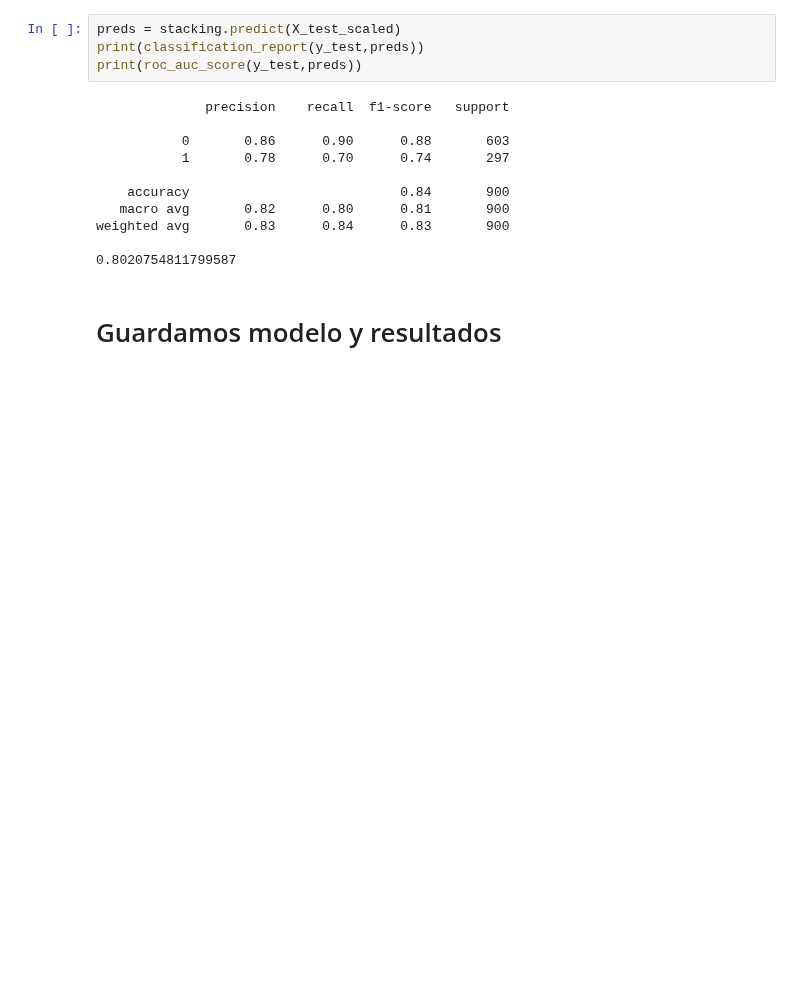
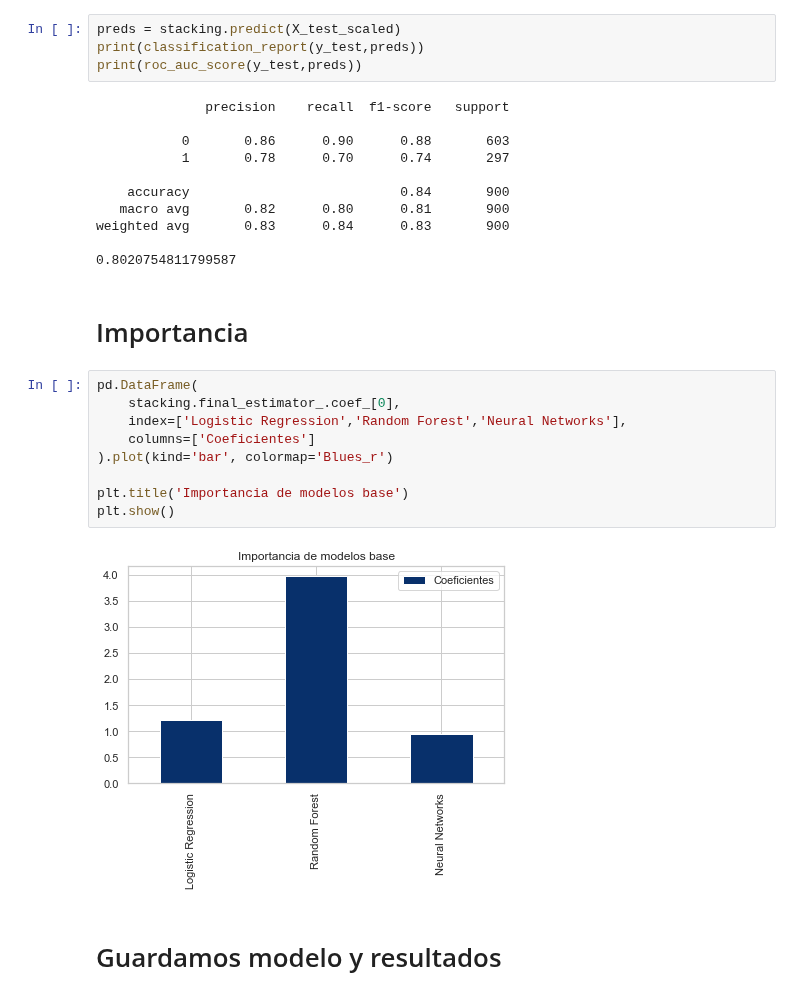
Before and after one commit to DenisTros/Hotel_Reservations, a Jupyter notebook: notebooks/stacking.ipynb, the cells around one changed output. Cells and saved outputs as stored; diff of their text form; blank space fills up the shorter version.

Commit message:
stacking update

```diff
--- a/notebooks/stacking.ipynb
+++ b/notebooks/stacking.ipynb
@@ -179,6 +179,19 @@ print(roc_auc_score(y_test,preds))
 weighted avg       0.83      0.84      0.83       900
 
 0.8020754811799587
+# %% [markdown]
+# Importancia
+# %%
+pd.DataFrame(
+    stacking.final_estimator_.coef_[0],
+    index=['Logistic Regression','Random Forest','Neural Networks'],
+    columns=['Coeficientes']
+).plot(kind='bar', colormap='Blues_r')
+
+plt.title('Importancia de modelos base')
+plt.show()
+# %% [output]
+[figure, added]
 # %% [markdown]
 # Guardamos modelo y resultados
 # %%
```
Also changed, not shown: parts of 1 cell of this notebook, 1 other file.
